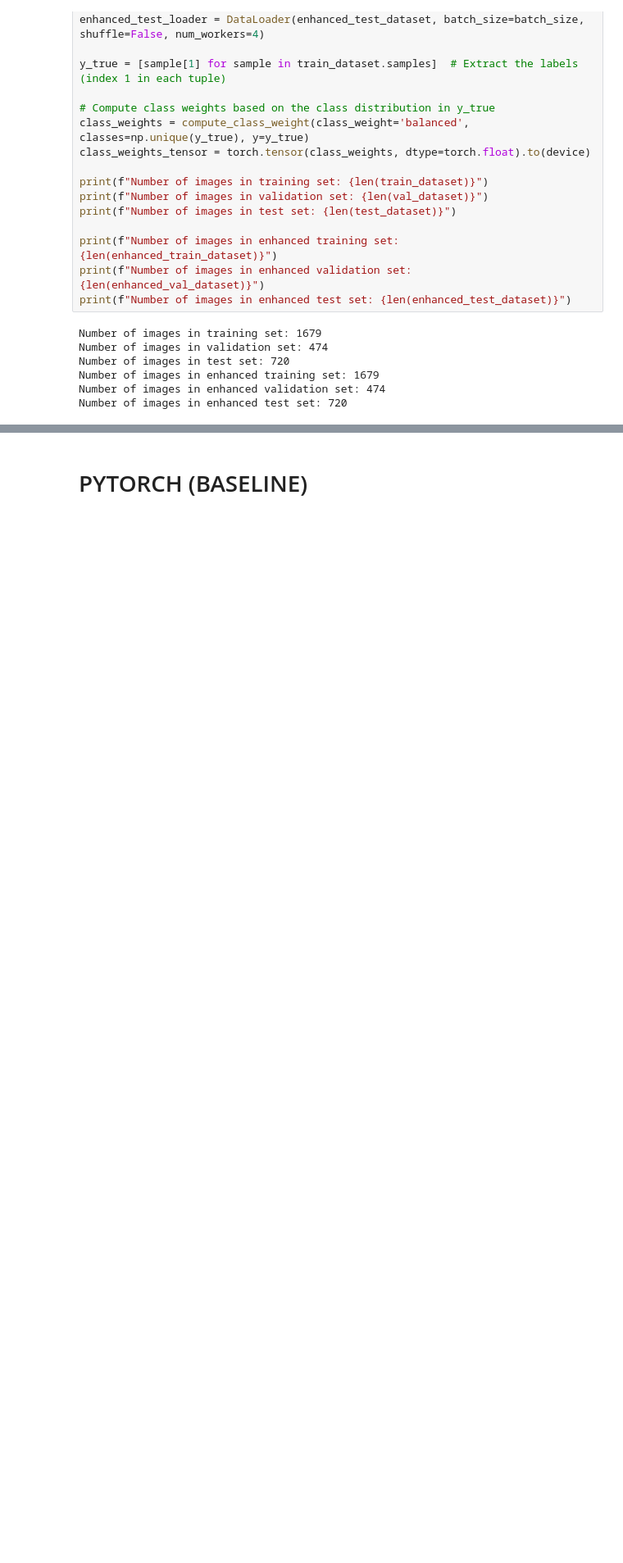
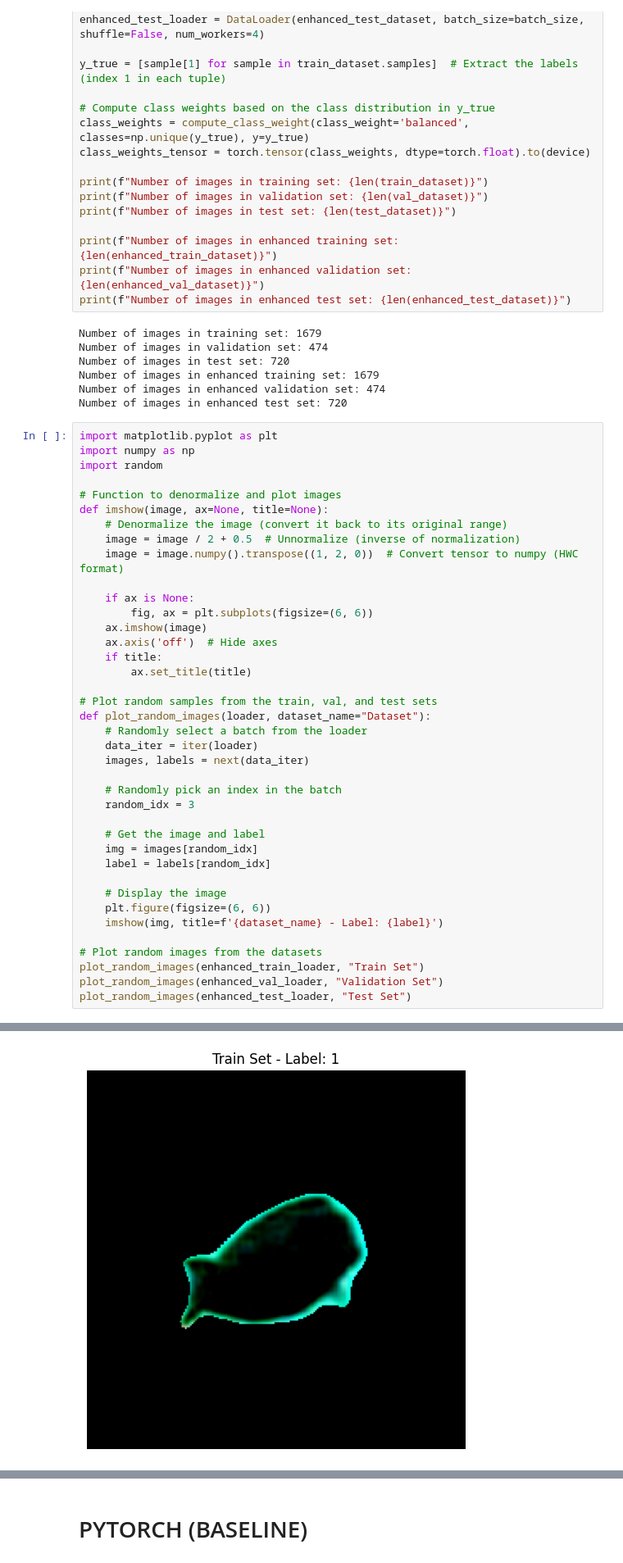
Before and after one commit to kruizo/model-training, a Jupyter notebook: ThesisFinal2.ipynb, the cells around one changed output, grey strips where cells are left out. Shown: that part at 82% size. Drawn from its saved outputs; the diff is of its cells as text; blank space fills up the shorter version.

```diff
--- a/ThesisFinal2.ipynb
+++ b/ThesisFinal2.ipynb
@@ -683,3 +683,43 @@ Number of images in test set: 720
 Number of images in enhanced training set: 1679
 Number of images in enhanced validation set: 474
 Number of images in enhanced test set: 720
+# %%
+import matplotlib.pyplot as plt
+import numpy as np
+import random
+
+# Function to denormalize and plot images
+def imshow(image, ax=None, title=None):
+    # Denormalize the image (convert it back to its original range)
+    image = image / 2 + 0.5  # Unnormalize (inverse of normalization)
+    image = image.numpy().transpose((1, 2, 0))  # Convert tensor to numpy (HWC format)
+
+    if ax is None:
+        fig, ax = plt.subplots(figsize=(6, 6))
+    ax.imshow(image)
+    ax.axis('off')  # Hide axes
+    if title:
+        ax.set_title(title)
+
+# Plot random samples from the train, val, and test sets
+def plot_random_images(loader, dataset_name="Dataset"):
+    # Randomly select a batch from the loader
+    data_iter = iter(loader)
+    images, labels = next(data_iter)
+
+    # Randomly pick an index in the batch
+    random_idx = 3
+
+    # Get the image and label
+    img = images[random_idx]
+    label = labels[random_idx]
+
+    # Display the image
+    plt.figure(figsize=(6, 6))
+    imshow(img, title=f'{dataset_name} - Label: {label}')
+
+# Plot random images from the datasets
+plot_random_images(enhanced_train_loader, "Train Set")
+plot_random_images(enhanced_val_loader, "Validation Set")
+plot_random_images(enhanced_test_loader, "Test Set")
+# %% [output]
@@ -685,0 +730 @@ Number of images in enhanced test set: 720
+[figure, added]
```
Also changed, not shown: parts of 2 cells of this notebook.
